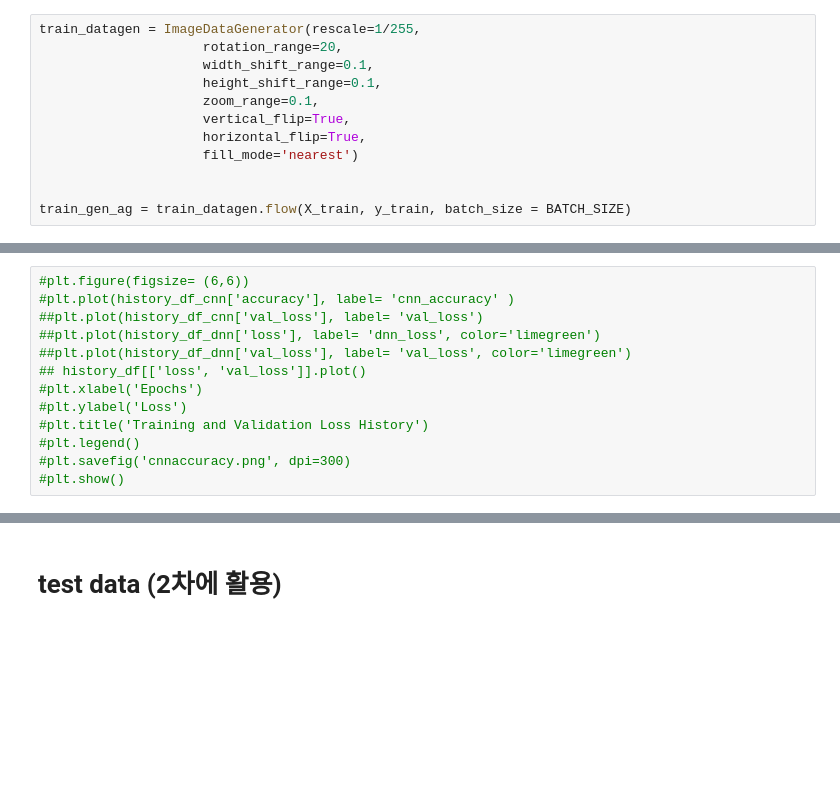
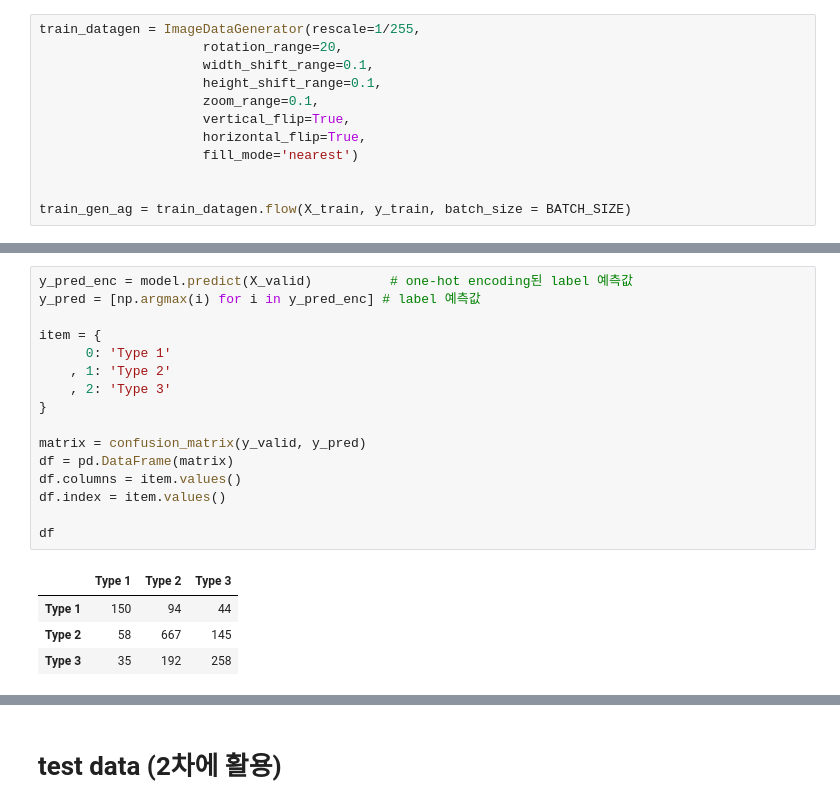
Before and after one commit to kkyobit/kkoybit, a Jupyter notebook: mobilenet.ipynb, the cells around one changed output, grey strips where cells are left out. Saved outputs shown, nothing was run; the diff lists cells and outputs as text; blank space fills up the shorter version.

```diff
--- a/mobilenet.ipynb
+++ b/mobilenet.ipynb
@@ -680,13 +725,21 @@ plt.show()
-# %%
-#plt.figure(figsize= (6,6))
-#plt.plot(history_df_cnn['accuracy'], label= 'cnn_accuracy' )
-##plt.plot(history_df_cnn['val_loss'], label= 'val_loss')
-##plt.plot(history_df_dnn['loss'], label= 'dnn_loss', color='limegreen')
-##plt.plot(history_df_dnn['val_loss'], label= 'val_loss', color='limegreen')
-## history_df[['loss', 'val_loss']].plot()
-#plt.xlabel('Epochs')
-#plt.ylabel('Loss')
-#plt.title('Training and Validation Loss History')
-#plt.legend()
-#plt.savefig('cnnaccuracy.png', dpi=300)
-#plt.show()
+# %%
+y_pred_enc = model.predict(X_valid)          # one-hot encoding된 label 예측값
+y_pred = [np.argmax(i) for i in y_pred_enc] # label 예측값
+
+item = {
+      0: 'Type 1'
+    , 1: 'Type 2'
+    , 2: 'Type 3'
+}
+
+matrix = confusion_matrix(y_valid, y_pred)
+df = pd.DataFrame(matrix)
+df.columns = item.values()
+df.index = item.values()
+
+df
+# %% [output]
+|  | Type 1 | Type 2 | Type 3 |
+| Type 1 | 150 | 94 | 44 |
+| Type 2 | 58 | 667 | 145 |
+| Type 3 | 35 | 192 | 258 |
```
Also changed, not shown: parts of 37 cells of this notebook.
